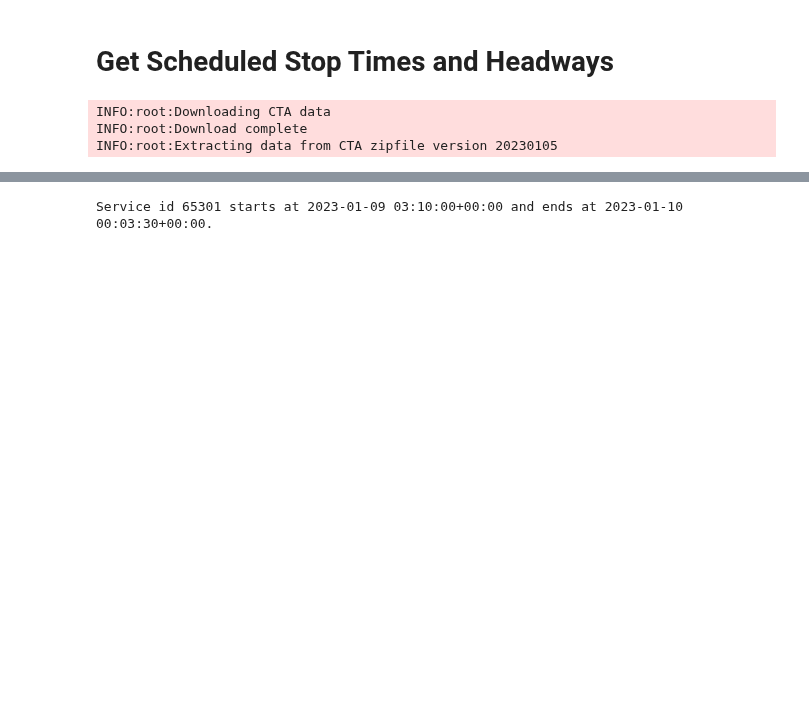
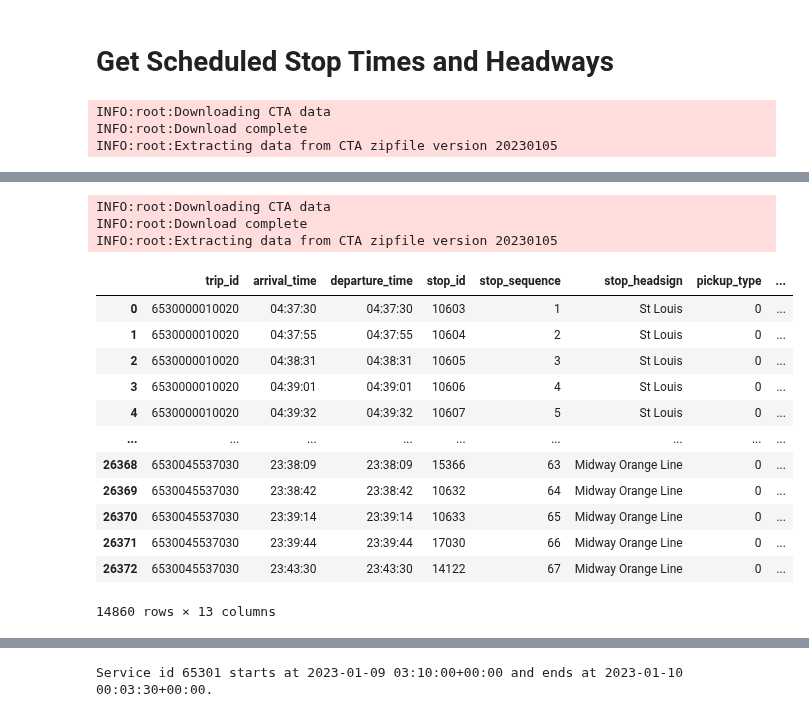
Before and after one commit to kristenhahn/cta_bus_tracker_exploration, a Jupyter notebook: scheduled_headways.ipynb, the cells around one changed output, grey strips where cells are left out. Cells and saved outputs as stored; diff of their text form; code cells hidden in the pictures; blank space fills up the shorter version.

```diff
--- a/scheduled_headways.ipynb
+++ b/scheduled_headways.ipynb
@@ -297,0 +73,57 @@ trip_summary
+# %%
+# Use Laurie's code to get gtfs feed data
+gtfs_feed = download_extract_format(gtfs_version_id)
+# %% [output]
+INFO:root:Downloading CTA data
+INFO:root:Download complete
+INFO:root:Extracting data from CTA zipfile version 20230105
+# %%
+def get_stop_details(gtfs_feed, route_id, service_date_string):
+
+    service_date = string_to_datetime(service_date_string)
+
+    # Get trip summary for service date using chn-ghost-buses make_trip_summary() function
+    trip_summary = make_trip_summary(gtfs_feed, service_date, service_date)
+
+    # filter down to the specified route
+    trip_summary = trip_summary[trip_summary['route_id'] == route_id]
+
+    # list trip ids for this route
+    trip_list = trip_summary['trip_id'].unique().tolist()
+
+    # get stop times data for the trips on this route
+    stop_times = gtfs_feed.stop_times
+
+    # filter stop times down to the relevant trips
+    stop_times = stop_times.loc[stop_times['trip_id'].isin(trip_list)]
+
+    # Add service id, route, and direction to the stop times data
+    stop_times = stop_times.merge(trip_summary[['trip_id', 'route_id', 'service_id', 'direction']], on='trip_id')
+
+    # filter stop details down to the relevant route
+    stop_times = stop_times.loc[stop_times['route_id'] == route_id]
+
+    # Eliminate duplicates - every line shows up twice.
+    # TODO:  Investigate why. Is this related to the calendar_cross line in the
+    # make_trip_summary() function? And/or the fact that I'm using the
+    # same date as start and end date as arguments in make_trip_summary?()
+    stop_times = stop_times.drop_duplicates()
+
+    return stop_times
+
+stop_details = get_stop_details(gtfs_feed, route_id, service_date_string)
+stop_details
+# %% [output]
+|  | trip_id | arrival_time | departure_time | stop_id | stop_sequence | stop_headsign | pickup_type | ... |
+| 0 | 6530000010020 | 04:37:30 | 04:37:30 | 10603 | 1 | St Louis | 0 | ... |
+| 1 | 6530000010020 | 04:37:55 | 04:37:55 | 10604 | 2 | St Louis | 0 | ... |
+| 2 | 6530000010020 | 04:38:31 | 04:38:31 | 10605 | 3 | St Louis | 0 | ... |
+| 3 | 6530000010020 | 04:39:01 | 04:39:01 | 10606 | 4 | St Louis | 0 | ... |
+| 4 | 6530000010020 | 04:39:32 | 04:39:32 | 10607 | 5 | St Louis | 0 | ... |
+| ... | ... | ... | ... | ... | ... | ... | ... | ... |
+| 26368 | 6530045537030 | 23:38:09 | 23:38:09 | 15366 | 63 | Midway Orange Line | 0 | ... |
+| 26369 | 6530045537030 | 23:38:42 | 23:38:42 | 10632 | 64 | Midway Orange Line | 0 | ... |
+| 26370 | 6530045537030 | 23:39:14 | 23:39:14 | 10633 | 65 | Midway Orange Line | 0 | ... |
+| 26371 | 6530045537030 | 23:39:44 | 23:39:44 | 17030 | 66 | Midway Orange Line | 0 | ... |
+| 26372 | 6530045537030 | 23:43:30 | 23:43:30 | 14122 | 67 | Midway Orange Line | 0 | ... |
+14860 rows × 13 columns
```
Also changed, not shown: parts of 13 cells of this notebook.
